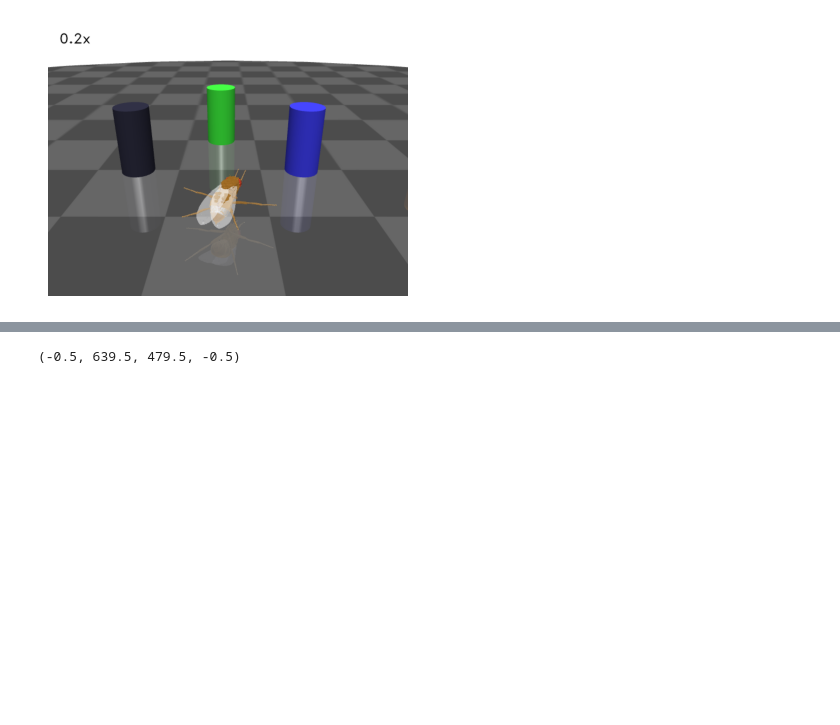
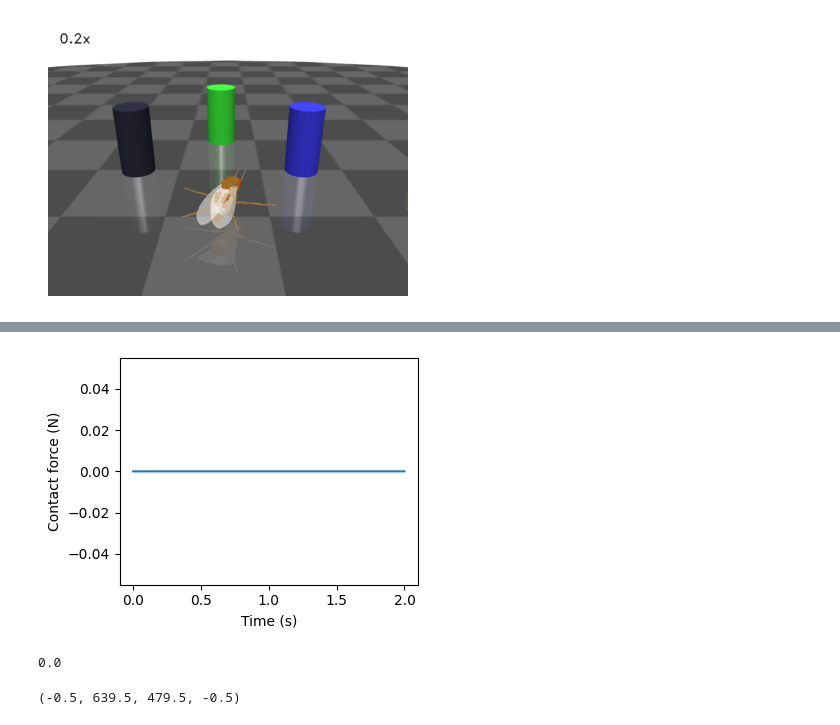
Before and after one commit to sinarollin/Mechanosensation-with-Neuromechfly, a Jupyter notebook: environment_samples.ipynb, the cells around one changed output, grey strips where cells are left out. Saved outputs shown, nothing was run; the diff lists cells and outputs as text; code cells hidden in the pictures; blank space fills up the shorter version.

```diff
--- a/environment_samples.ipynb
+++ b/environment_samples.ipynb
@@ -18,7 +18,7 @@ import flygym.mujoco.preprogrammed
 from flygym.mujoco import Parameters
 from flygym.mujoco.arena import FlatTerrain
 # %%
-run_time = 1
+run_time = 2
 sim_params = flygym.mujoco.Parameters(
     timestep=1e-4, render_mode="saved", render_playspeed=0.2, draw_contacts=True
 )
@@ -69,22 +69,41 @@ ax.axis("off")
 # %%
 # generate the video with the pillars
 # check_env(nmf)
+
+obs_hist = []
 
 obs, info = nmf.reset()
 for i in trange(int(run_time / nmf.sim_params.timestep)):
     curr_time = i * nmf.sim_params.timestep
     if curr_time < 1:
-        action = np.array([1.2, 0.2])
+        action = np.array([0.5, 1.0])
     else:
-        action = np.array([0.2, 1.2])
+        action = np.array([1.0, 0.5])
 
     obs, reward, terminated, truncated, info = nmf.step(action)
+    obs_hist.append(obs)
+
     nmf.render()
 
 nmf.save_video("./outputs/pillars.mp4")
 Video("./outputs/pillars.mp4")
 # %% [output]
 [interactive output not drawn]
+# %%
+sensory_feedback = np.array([obs["contact_forces"][2, 0] for obs in obs_hist])
+
+fig, ax = plt.subplots(figsize=(4, 3), tight_layout=True)
+ax.plot(np.arange(0, run_time, nmf.sim_params.timestep), sensory_feedback)
+ax.set_xlabel("Time (s)")
+ax.set_ylabel("Contact force (N)")
+
+#plot
+plt.show()
+
+print(max(sensory_feedback))
+# %% [output]
+[figure, added]
+0.0
 # %%
 # Create a new class to generate 2 big walls next to the fly
 from typing import Union, Tuple, List, Optional, Callable
```
Also changed, not shown: parts of 7 cells of this notebook, 1 other file.
